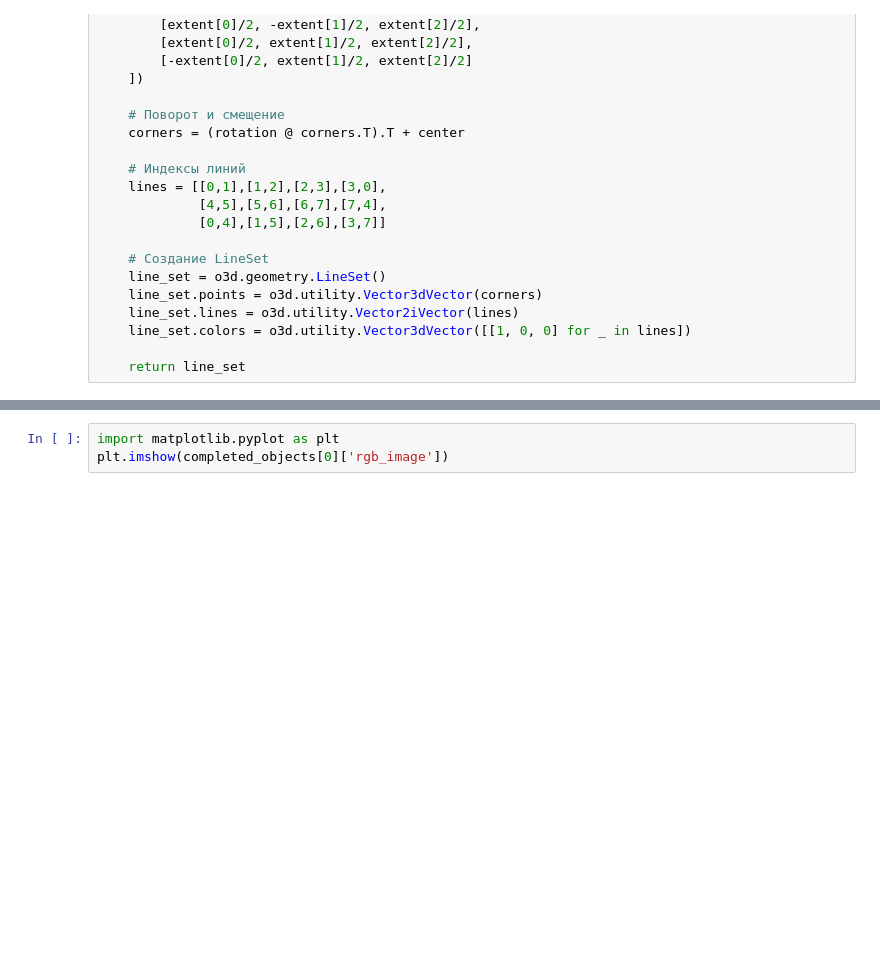
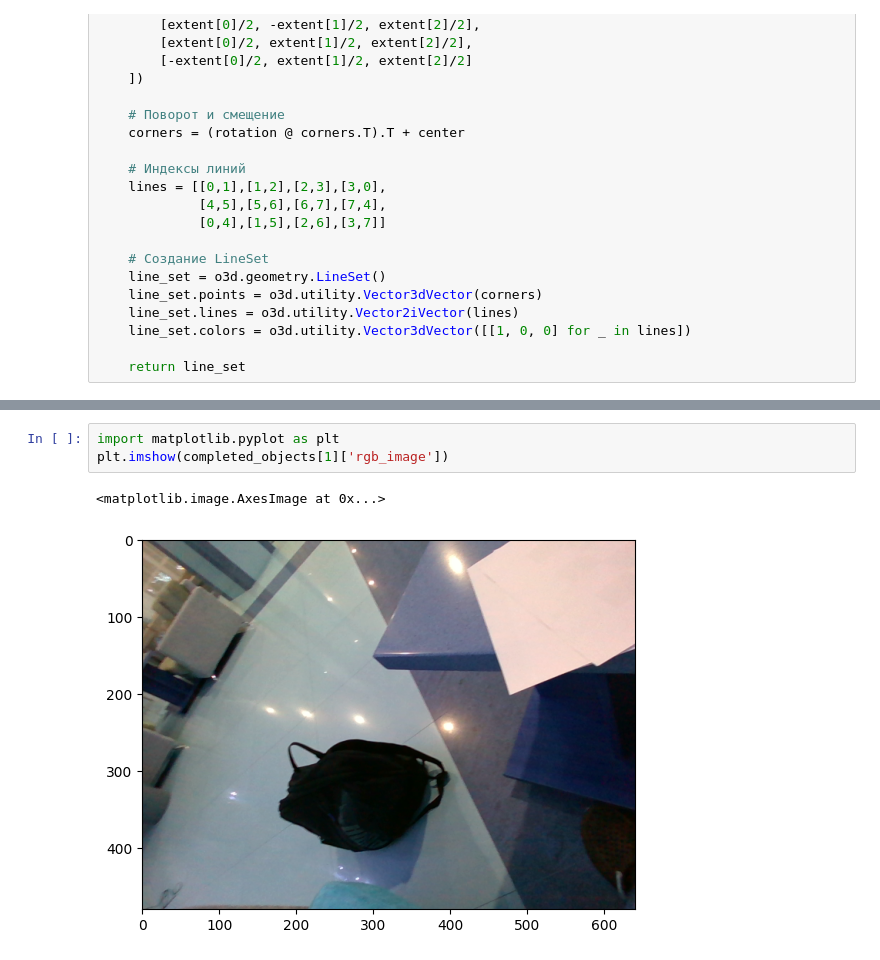
Before and after one commit to alexmeshr/IntellectSchool2025, a Jupyter notebook: PCD_from_one_frame.ipynb, the cells around one changed output, grey strips where cells are left out. Saved outputs shown, nothing was run; the diff lists cells and outputs as text; blank space fills up the shorter version.

```diff
--- a/PCD_from_one_frame.ipynb
+++ b/PCD_from_one_frame.ipynb
@@ -144,3 +149,6 @@ visualize_point_cloud_with_bbox(completed_objects[1])
 # %%
 import matplotlib.pyplot as plt
-plt.imshow(completed_objects[0]['rgb_image'])
+plt.imshow(completed_objects[1]['rgb_image'])
+# %% [output]
+<matplotlib.image.AxesImage at 0x...>
+[figure, added]
```
Also changed, not shown: parts of 3 cells of this notebook, 2 other files.
